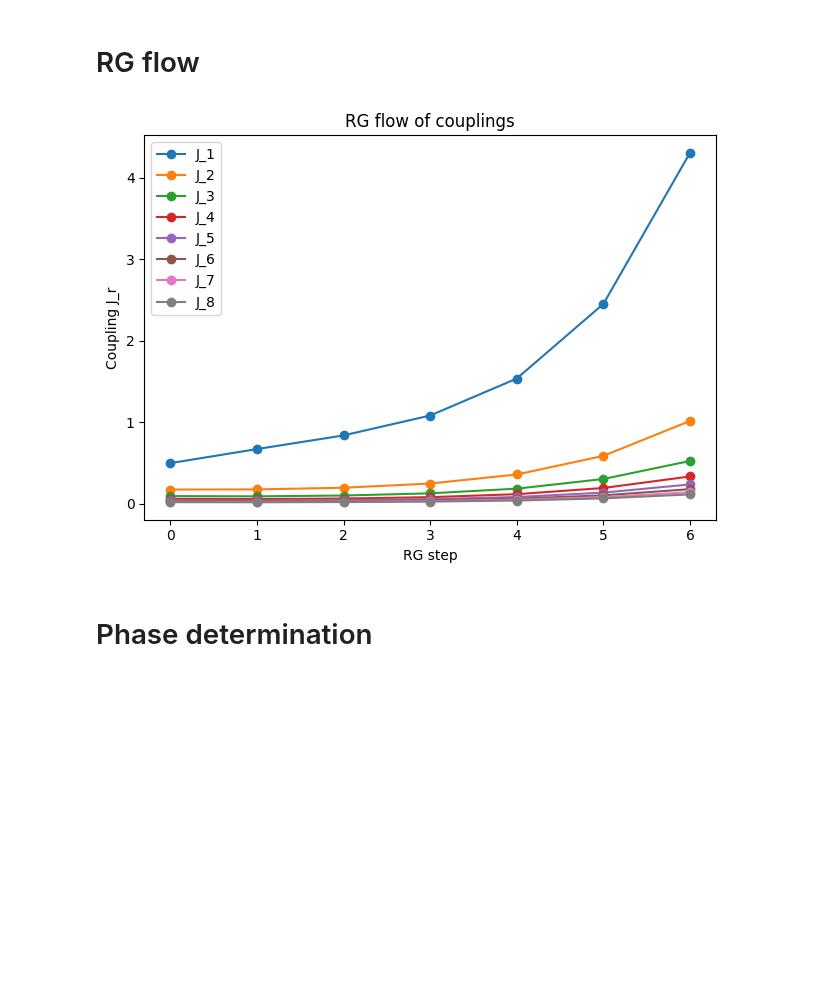
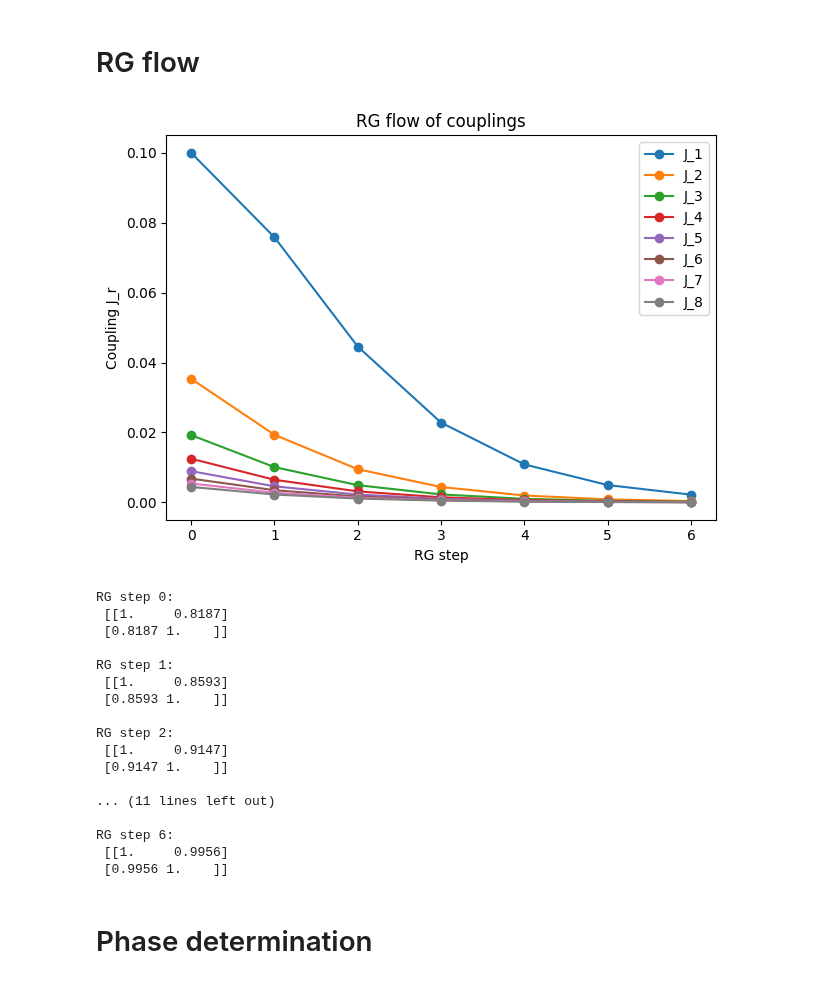
Before and after one commit to erbilcanartun/long-range-ising-chain, a Jupyter notebook: notebooks/new_foundation.ipynb, the cells around one changed output. Saved outputs shown, nothing was run; the diff lists cells and outputs as text; code cells hidden in the pictures; blank space fills up the shorter version.

```diff
--- a/notebooks/new_foundation.ipynb
+++ b/notebooks/new_foundation.ipynb
@@ -8,16 +8,35 @@ from new import *
 # %% [markdown]
 # RG flow
 # %%
-J0 = 0.5
+J0 = 1/10
 a = 1.5
 max_dist_final = 8
 n_steps = 6
 
 J_list, T_list = generate_rg_flow(J0, a, max_dist_final, n_steps, trace_TM=True, TM_r=1)
 flows = extract_flows(J_list, max_dist_final)
 plot_rg_flow(flows, distances_to_plot=[1, 2, 3, 4, 5, 6, 7, 8])
+
+[print(f"\nRG step {i}:\n", np.round(t, 4)) for i, t in enumerate(T_list)];
 # %% [output]
-[figure, old version]
+[figure, new version]
+RG step 0:
+ [[1.     0.8187]
+ [0.8187 1.    ]]
+
+RG step 1:
+ [[1.     0.8593]
+ [0.8593 1.    ]]
+
+RG step 2:
+ [[1.     0.9147]
+ [0.9147 1.    ]]
+
+... (11 lines left out)
+
+RG step 6:
+ [[1.     0.9956]
+ [0.9956 1.    ]]
 # %% [markdown]
 # Phase determination
 # %%
```
Also changed, not shown: parts of 17 cells of this notebook, 4 other files.
